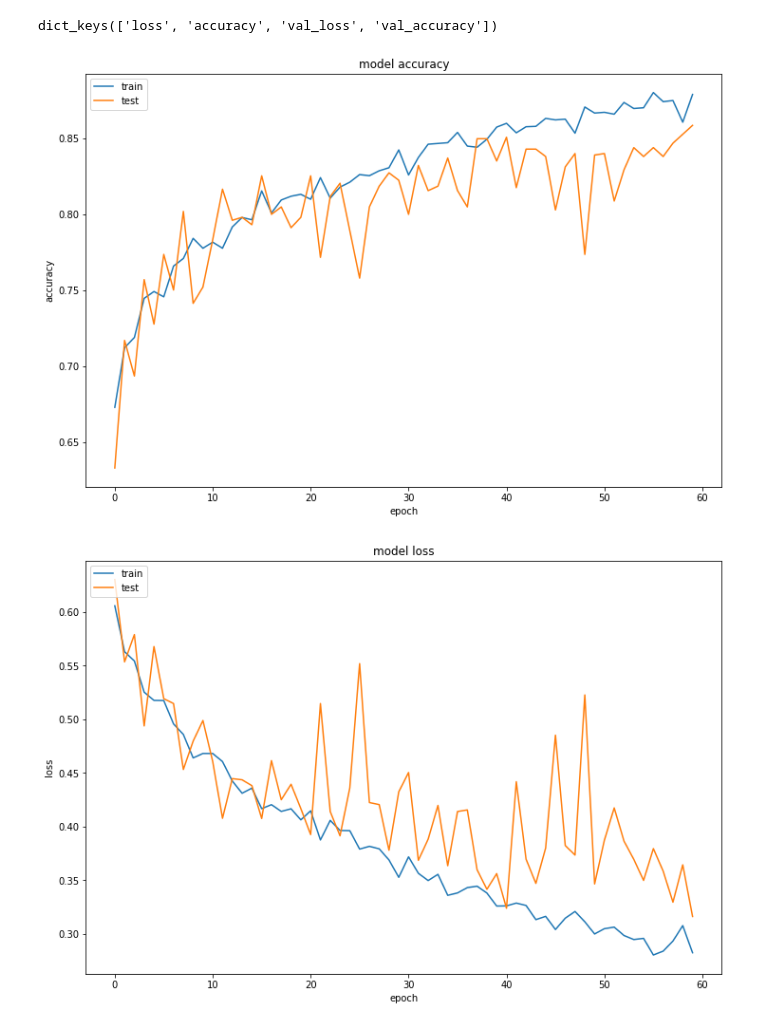
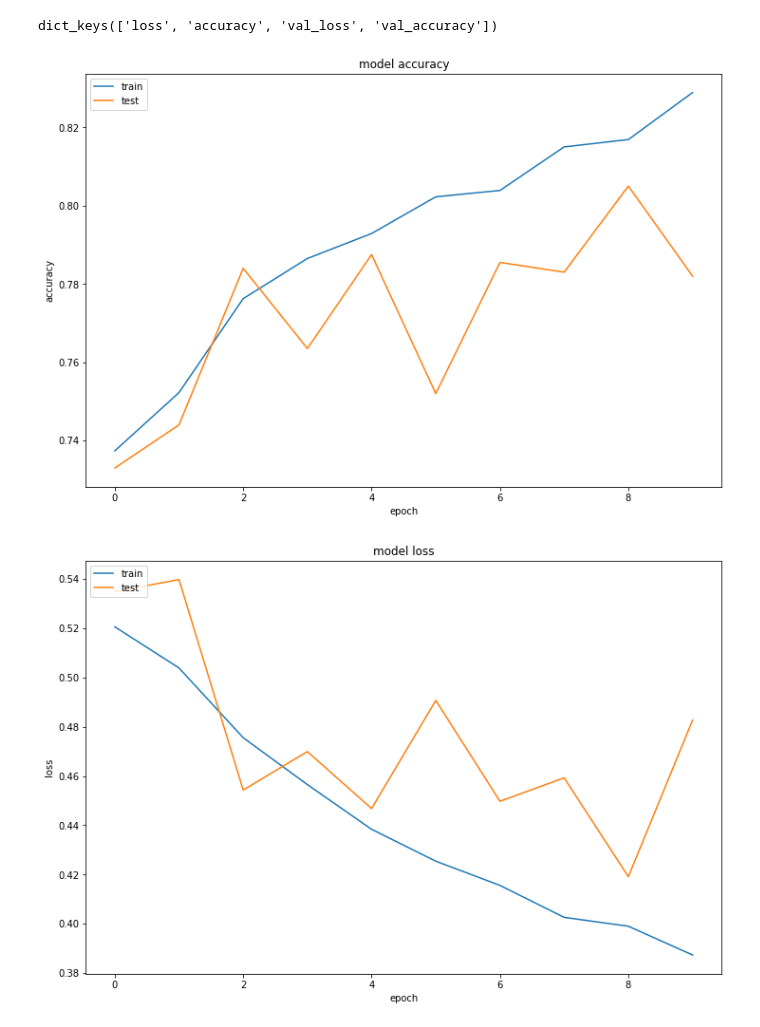
Before and after one commit to BKN1810/DeepLearning, a Jupyter notebook: CatsDogsUsingCNN.ipynb, the cells around one changed output. Saved outputs shown, nothing was run; the diff lists cells and outputs as text; code cells hidden in the pictures.

```diff
--- a/CatsDogsUsingCNN.ipynb
+++ b/CatsDogsUsingCNN.ipynb
@@ -45,11 +45,11 @@ from keras.layers import Dense , Dropout
 classifier = Sequential()
 
 #Adding 1st Convolution Layer
-classifier.add(Convolution2D(filters=32, kernel_size=(3,3), strides=(1,1), input_shape=(224,224,1), activation='relu'))
+classifier.add(Convolution2D(filters=32, kernel_size=(3,3), strides=(1,1), input_shape=(224,224,3), activation='relu'))
 classifier.add(MaxPooling2D(pool_size=(2,2), strides=(2,2) ))
 classifier.add(BatchNormalization())
 #Adding  Dropout Layer to eliminate overfitting
-classifier.add(Dropout(0.2))
+# classifier.add(Dropout(0.2))
 
 #Adding 2nd Convolution Layer
 classifier.add(Convolution2D(filters=64, kernel_size=(3,3), strides=(2,2), activation='relu'))
@@ -110,22 +110,24 @@ from keras.preprocessing.image import ImageDataGenerator
 train_datagen = ImageDataGenerator(rescale=1./255,
         shear_range=0.2,
         zoom_range=0.2,
-        horizontal_flip=True)
+        horizontal_flip=False)
 
 test_datagen = ImageDataGenerator(rescale=1./255)
 
-training_set = train_datagen.flow_from_directory('/content/Dataset/cats_dogs_dataset_224_by_224/training',
+training_set = train_datagen.flow_from_directory("D:/Dataset/Dog_Cat_Dataset/trainingSet",
         target_size=(224,224),
-        batch_size=32,
-        color_mode='grayscale',
+        batch_size=64,
+        shuffle = True,
+        color_mode="grayscale",
         class_mode='binary')
 
 print("training_set.class_indices:   ",training_set.class_indices)
 
-test_set = test_datagen.flow_from_directory('/content/Dataset/cats_dogs_dataset_224_by_224/test',
+test_set = test_datagen.flow_from_directory("D:/Dataset/Dog_Cat_Dataset/testSet",
         target_size=(224,224),
         batch_size=32,
-        color_mode='grayscale',
+        shuffle = False,
+        color_mode="grayscale",
         class_mode='binary')
 
 print("test_set.class_indices:   ",test_set.class_indices)
@@ -135,10 +137,10 @@ training_set.class_indices:    {'cats': 0, 'dogs': 1}
 Found 2000 images belonging to 2 classes.
 test_set.class_indices:    {'cats': 0, 'dogs': 1}
 # %%
-History=classifier.fit(training_set,
+History=classifier.fit_generator(training_set,
         steps_per_epoch=125,
-        epochs=60,
+        epochs=10,
         validation_data=test_set,
-        validation_steps=32,
+        validation_steps=63,
         verbose=1)
 # %% [output]
@@ -167,7 +172,7 @@ dict_keys(['loss', 'accuracy', 'val_loss', 'val_accuracy'])
 # %%
 # summarize history for accuracy
 import matplotlib.pyplot as plt
-plt.figure(figsize=(12,8))
+plt.figure(figsize=(8,6))
 plt.plot(History.history['accuracy'])
 plt.plot(History.history['val_accuracy'])
 plt.title('model accuracy')
@@ -176,16 +181,16 @@ plt.xlabel('epoch')
 plt.legend(['train', 'test'], loc='upper left')
 plt.show()
 # %% [output]
-[figure, old version]
+[figure, new version]
 # %%
 # summarize history for loss
-plt.figure(figsize=(12,8))
+plt.figure(figsize=(8,6))
 plt.plot(History.history['loss'])
 plt.plot(History.history['val_loss'])
 plt.title('model loss')
 plt.ylabel('loss')
 plt.xlabel('epoch')
 plt.legend(['train', 'test'], loc='upper left')
 plt.show()
 # %% [output]
-[figure, old version]
+[figure, new version]
```
Also changed, not shown: parts of 18 cells of this notebook.
